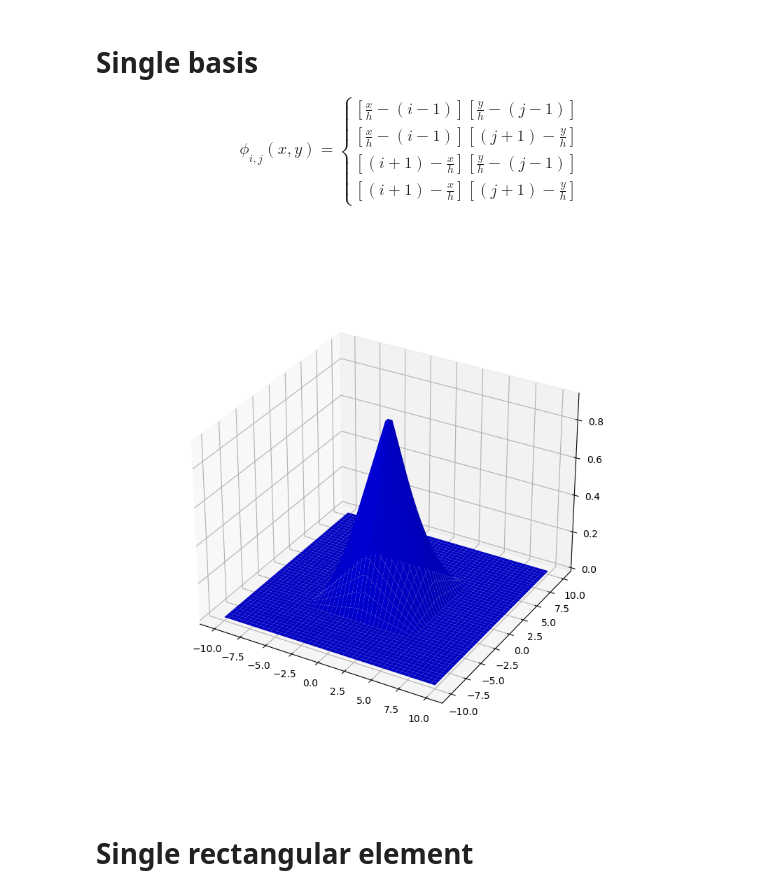
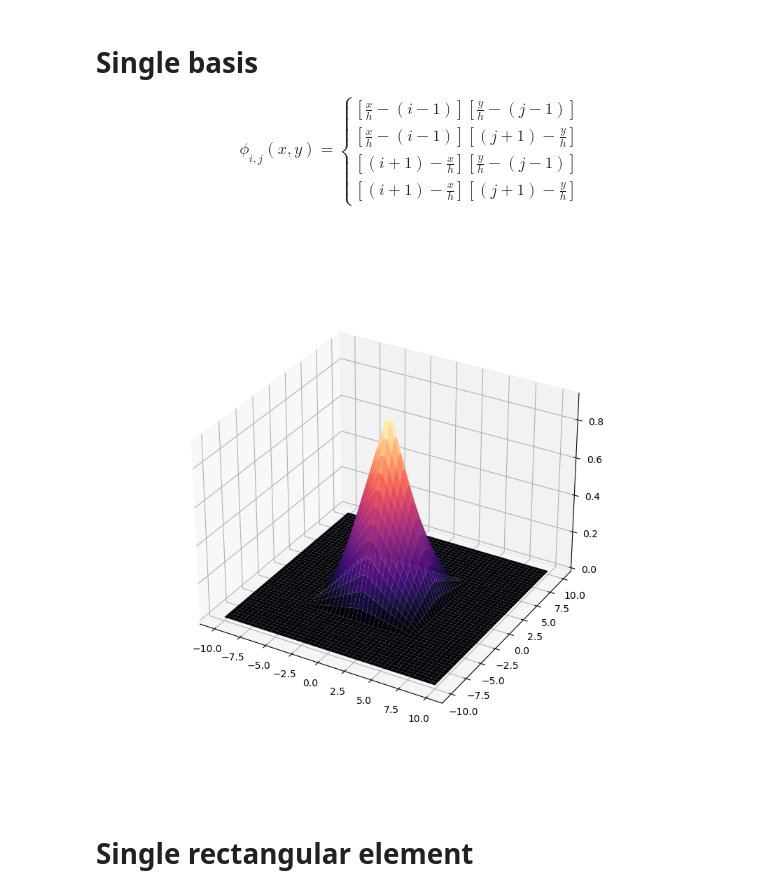
Before and after one commit to kamosevoyan/Diploma_work, a Jupyter notebook: Rectangular_interpolation.ipynb, the cells around one changed output. Cells and saved outputs as stored; diff of their text form; code cells hidden in the pictures.

```diff
--- a/Rectangular_interpolation.ipynb
+++ b/Rectangular_interpolation.ipynb
@@ -161,11 +161,11 @@ $$
 # %%
 %matplotlib widget
 fig = plt.figure(figsize=(8, 8))
 ax = plt.axes(projection='3d')
-ax.plot_surface(xx, yy, phi(X, Y, h_1, h_2, 2, 2, n_x, n_y), color='blue')
+ax.plot_surface(xx, yy, phi(X, Y, h_1, h_2, 2, 2, n_x, n_y), cmap="magma")
 plt.show()
 # %% [output]
-[figure, old version]
+[figure, new version]
 # %% [markdown]
 # Single rectangular element
 # %%
```
Also changed, not shown: parts of 1 cell of this notebook, 2 other files.
